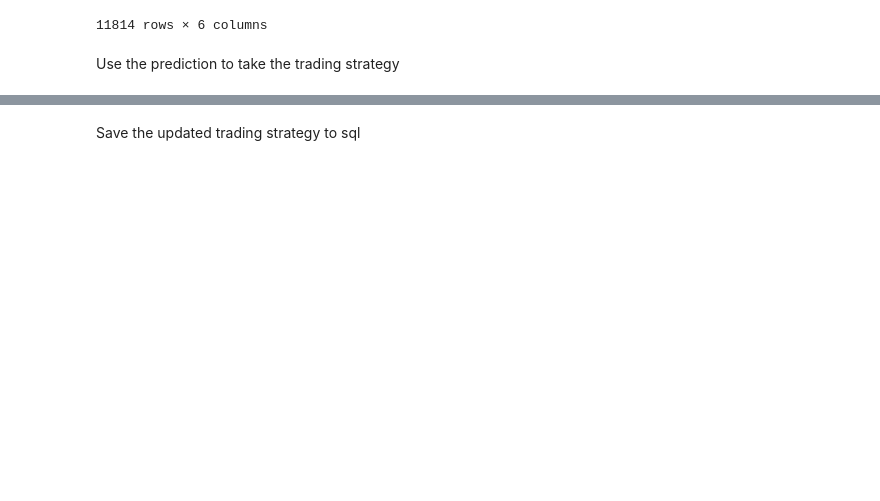
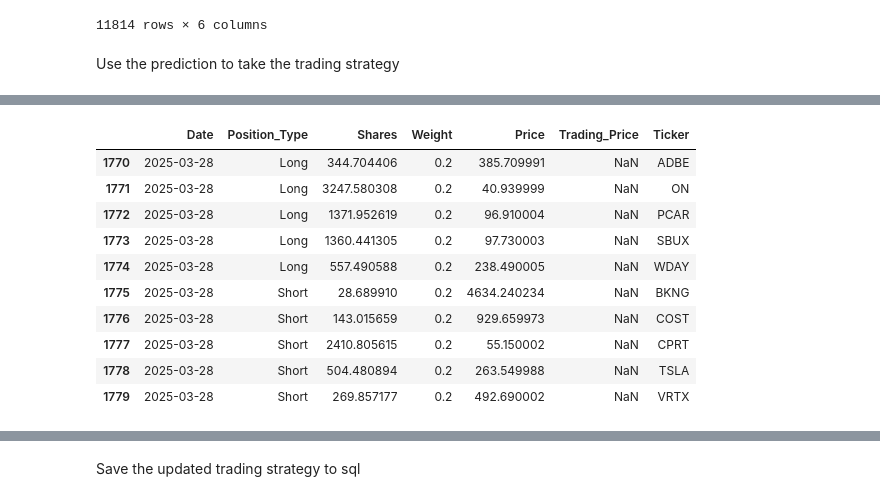
Before and after one commit to GAOCheryl/QF5214_2025_G8, a Jupyter notebook: TeamThree/MASTER-master/final_sentiment_strategy_test.ipynb, the cells around one changed output, grey strips where cells are left out. Drawn from its saved outputs; the diff is of its cells as text; code cells hidden in the pictures; blank space fills up the shorter version.

```diff
--- a/TeamThree/MASTER-master/final_sentiment_strategy_test.ipynb
+++ b/TeamThree/MASTER-master/final_sentiment_strategy_test.ipynb
@@ -703,0 +751,15 @@ New TOP_N long and short rows added:
+# %%
+# fill in shares in last trading date
+
+
+# Selection parameter
+TOP_N = 5  # Number of top stocks selected daily
+TRADING_COST_RATE = 0.001  # 0.1% trading cost per transaction
+
+df = pd.read_csv("data/Output/Updated_Allocation.csv")
+df_merged_predictions = pd.read_csv("data/Output/updated_predictions.csv")
+
+
+# Convert Date columns using the appropriate format; here we use '%d/%m/%y'
+df['Date'] = pd.to_datetime(df['Date'])
+df_merged_predictions['Date'] = pd.to_datetime(df_merged_predictions['Date'])
@@ -717,0 +892,26 @@ old_trading_updated[old_trading_updated['Date']==pd.Timestamp("2025-03-31")]
+# %%
+# --- Step 1: Find the latest date in df_merged_predictions ---
+latest_pred_date = df_merged_predictions['Date'].max()
+
+# --- Step 2: Filter for the latest date ---
+df_latest_pred = df_merged_predictions[df_merged_predictions['Date'] == latest_pred_date]
+
+# --- Step 3: Select top N stocks (for Long) and bottom N stocks (for Short) based on Predicted_Return ---
+df_top = df_latest_pred.nlargest(TOP_N, 'Predicted_Return').copy()
+df_top['Weight'] = 1 / TOP_N  # Equal weight for each long position
+df_top['Position_Type'] = 'Long'
+
+df_bottom = df_latest_pred.nsmallest(TOP_N, 'Predicted_Return').copy()
+df_bottom['Weight'] = 1 / TOP_N  # Equal weight for each short position
+df_bottom['Position_Type'] = 'Short'
+
+# --- Step 4: Combine the new positions and keep only desired columns ---
+df_new_positions = pd.concat([df_top, df_bottom], ignore_index=True)
+df_new_positions = df_new_positions[['Date', 'Ticker', 'Weight', 'Position_Type']]
+
+# --- Step 5: Append these new rows to your main DataFrame df ---
+df = pd.concat([df, df_new_positions], ignore_index=True)
+
+# Display the new rows that were added
+print("New positions added based on the latest predictions:")
+print(df)
@@ -717,0 +936,14 @@ old_trading_updated[old_trading_updated['Date']==pd.Timestamp("2025-03-31")]
+# %%
+df[df['Date']==pd.Timestamp("2025-03-28")]
+# %% [output]
+|  | Date | Position_Type | Shares | Weight | Price | Trading_Price | Ticker |
+| 1770 | 2025-03-28 | Long | 344.704406 | 0.2 | 385.709991 | NaN | ADBE |
+| 1771 | 2025-03-28 | Long | 3247.580308 | 0.2 | 40.939999 | NaN | ON |
+| 1772 | 2025-03-28 | Long | 1371.952619 | 0.2 | 96.910004 | NaN | PCAR |
+| 1773 | 2025-03-28 | Long | 1360.441305 | 0.2 | 97.730003 | NaN | SBUX |
+| 1774 | 2025-03-28 | Long | 557.490588 | 0.2 | 238.490005 | NaN | WDAY |
+| 1775 | 2025-03-28 | Short | 28.689910 | 0.2 | 4634.240234 | NaN | BKNG |
+| 1776 | 2025-03-28 | Short | 143.015659 | 0.2 | 929.659973 | NaN | COST |
+| 1777 | 2025-03-28 | Short | 2410.805615 | 0.2 | 55.150002 | NaN | CPRT |
+| 1778 | 2025-03-28 | Short | 504.480894 | 0.2 | 263.549988 | NaN | TSLA |
+| 1779 | 2025-03-28 | Short | 269.857177 | 0.2 | 492.690002 | NaN | VRTX |
```
Also changed, not shown: parts of 30 cells of this notebook, 1 other file.
